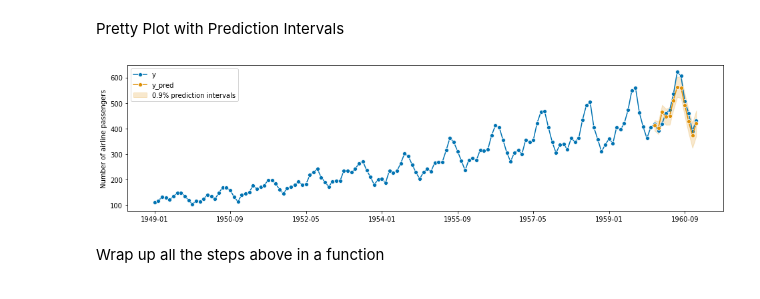
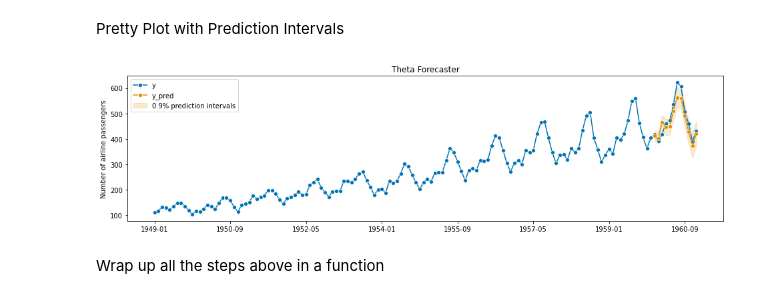
Before and after one commit to banditkings/random-python-examples, a Jupyter notebook: time-series-python/sktime forecasting101.ipynb, the cells around one changed output. Saved outputs shown, nothing was run; the diff lists cells and outputs as text; code cells hidden in the pictures.

Commit message:
added titles to the notebook

```diff
--- a/time-series-python/sktime forecasting101.ipynb
+++ b/time-series-python/sktime forecasting101.ipynb
@@ -70,20 +73,21 @@ Pretty Plot with Prediction Intervals
 # %%
 # Set coverage and then call .predict_interval to return a dataframe with the upper and lower PI bounds
 coverage = 0.9
 y_pred_ints = forecaster.predict_interval(coverage=coverage)
 
 fig, ax = plot_series(y, y_pred, labels=["y", "y_pred"])
 ax.fill_between(
     ax.get_lines()[-1].get_xdata(),
     y_pred_ints["Coverage"][coverage]["lower"],
     y_pred_ints["Coverage"][coverage]["upper"],
     alpha=0.2,
     color=ax.get_lines()[-1].get_c(),
     label=f"{coverage}% prediction intervals",
 )
+ax.set_title("Theta Forecaster")
 ax.legend();
 # %% [output]
-[figure, old version]
+[figure, new version]
 # %% [markdown]
 Wrap up all the steps above in a function
 # %%
```
Also changed, not shown: parts of 26 cells of this notebook.
